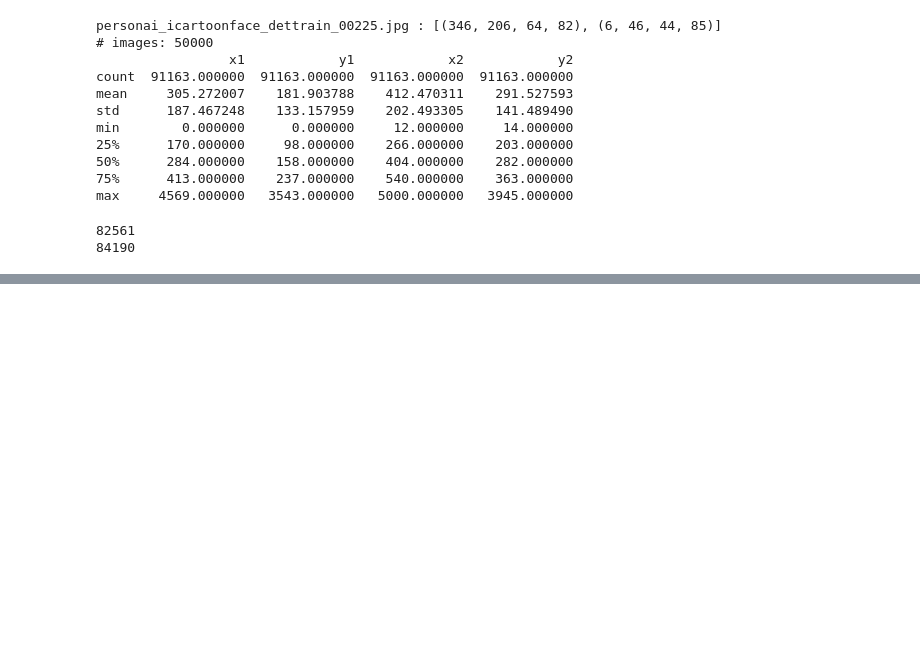
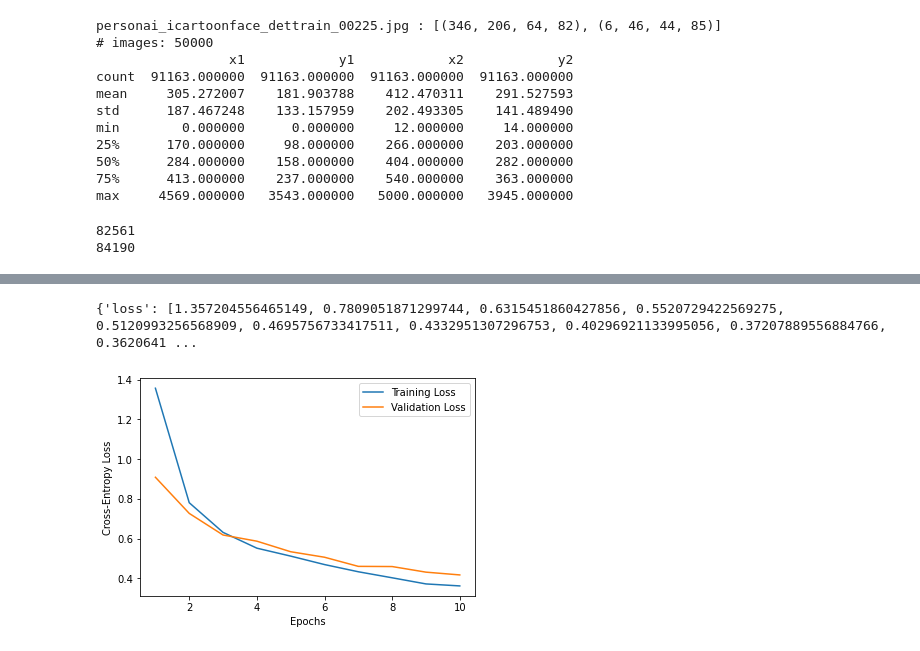
Before and after one commit to devonulrich/So-Vision, a Jupyter notebook: cartoon_module/misc.ipynb, the cells around one changed output, grey strips where cells are left out. Cells and saved outputs as stored; diff of their text form; code cells hidden in the pictures; blank space fills up the shorter version.

```diff
--- a/cartoon_module/misc.ipynb
+++ b/cartoon_module/misc.ipynb
@@ -100,0 +128,11 @@ for i in range(128):
+# %%
+print(history)
+plt.plot(np.arange(1, 11), history['loss'], label='Training Loss')
+plt.plot(np.arange(1, 11), history['val_loss'], label='Validation Loss')
+plt.legend()
+plt.xlabel('Epochs')
+plt.ylabel('Cross-Entropy Loss')
+plt.show()
+# %% [output]
+{'loss': [1.357204556465149, 0.7809051871299744, 0.6315451860427856, 0.5520729422569275, 0.5120993256568909, 0.4695756733417511, 0.4332951307296753, 0.40296921133995056, 0.37207889556884766, 0.3620641 ...
+[figure, added]
```
Also changed, not shown: parts of 7 cells of this notebook.
